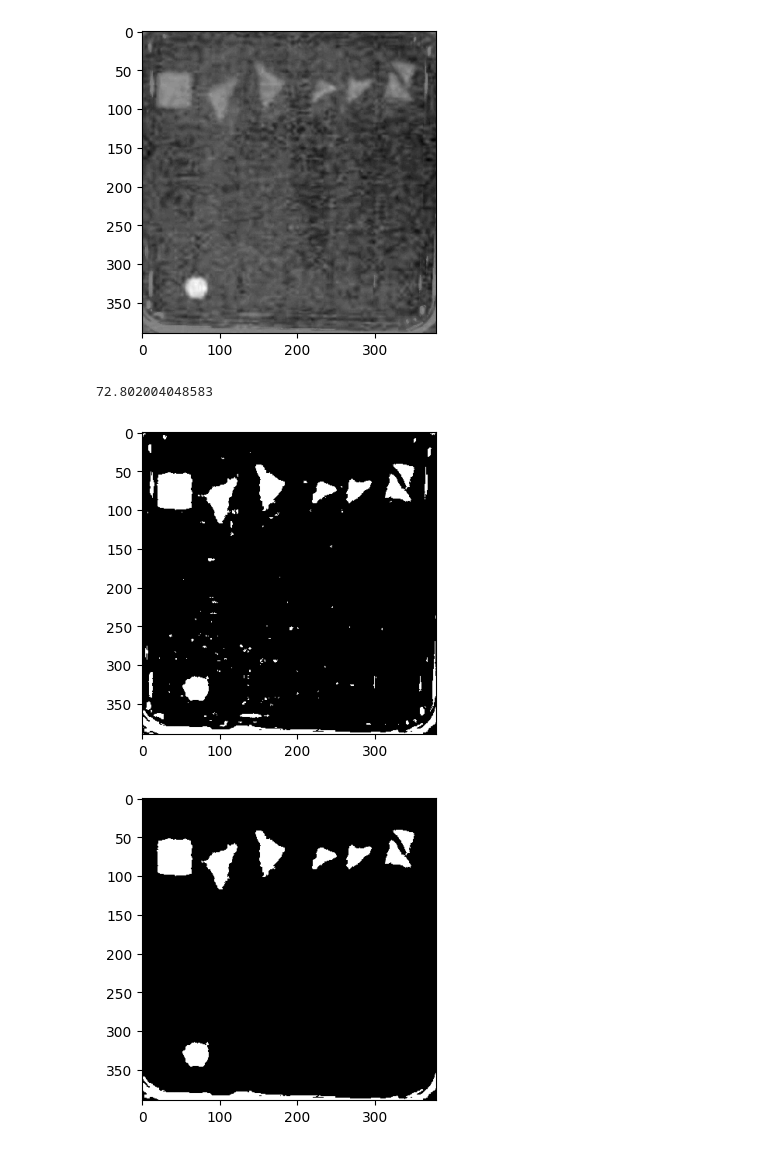
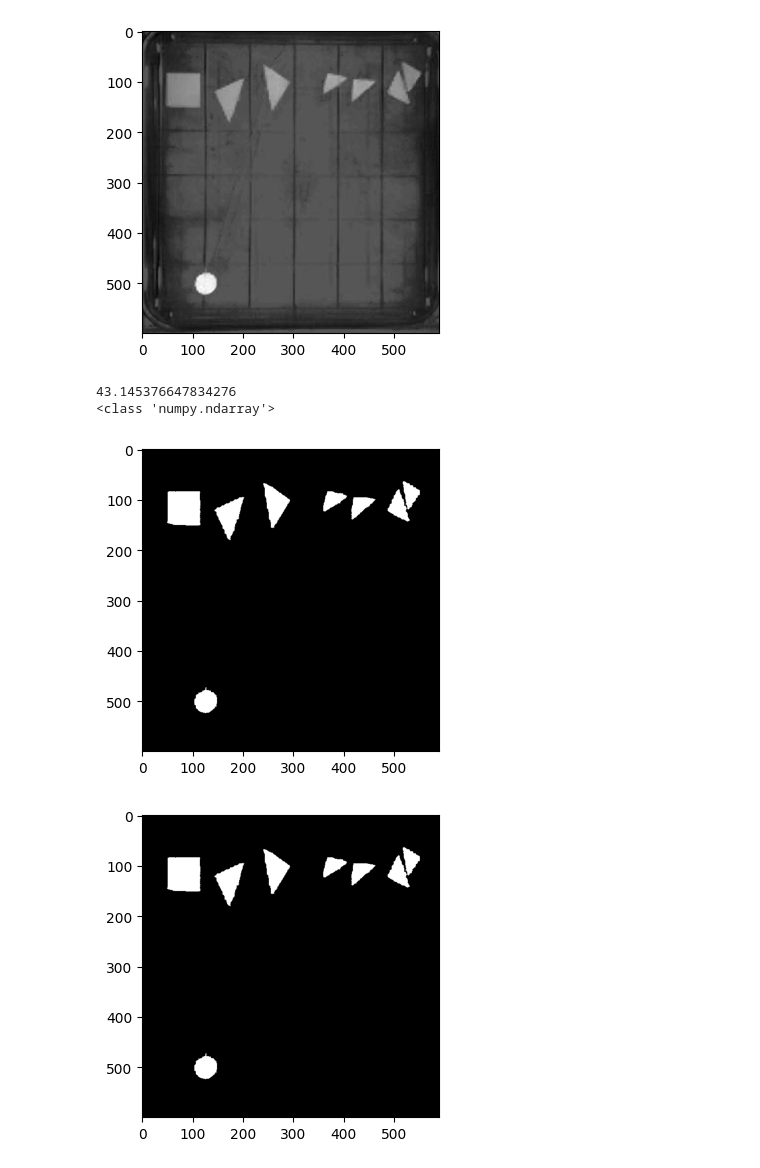
Before and after one commit to HugeCoderGuy/LightsCameraPlants, a Jupyter notebook: image_testing.ipynb, the cells around one changed output. Saved outputs shown, nothing was run; the diff lists cells and outputs as text; code cells hidden in the pictures.

```diff
--- a/image_testing.ipynb
+++ b/image_testing.ipynb
@@ -26,5 +26,5 @@ imagelink = f"./ELA_Test.jpg"
 image = cv2.imread(imagelink)
 shape = np.shape(image)
 # %%
-img = pcv.crop(img = image, x = 150, y = 10, h = 390, w = 380)
+img = pcv.crop(img = image, x = 320, y = 100, h = 600, w = 590)
 # %% [output]
@@ -32,23 +32,24 @@ img = pcv.crop(img = image, x = 150, y = 10, h = 390, w = 380)
 # %%
 
 b = pcv.rgb2gray_lab(rgb_img=img, channel="b")
 avg = np.average(img)
 print(avg)
 std = np.std(img)
 if avg > 220 and std < 25:
     b = pcv.hist_equalization(b)
     t = 100
 else:
-    t = 128
+    t = 140
 b_thresh = pcv.threshold.binary(gray_img=b, threshold= t-6, max_value=255, object_type="light")
 bsa_fill1 = pcv.fill(bin_img=b_thresh, size=300)
 bsa_fill1 = pcv.closing(gray_img=bsa_fill1)
 bsa_fill1 = pcv.erode(gray_img = bsa_fill1, ksize = 3, i = 1)
 bsa_fill1 = pcv.dilate(gray_img=bsa_fill1, ksize = 3, i = 1)
 bsa_fill1 = pcv.fill(bin_img=bsa_fill1, size=300)
 print(type(bsa_fill1))
 # %% [output]
-[figure, old version]
+[figure, new version]
-72.802004048583
+43.145376647834276
+<class 'numpy.ndarray'>
-[figure, old version]
+[figure, new version]
-[figure, old version]
+[figure, new version]
```
Also changed, not shown: parts of 8 cells of this notebook, 2 other files.
